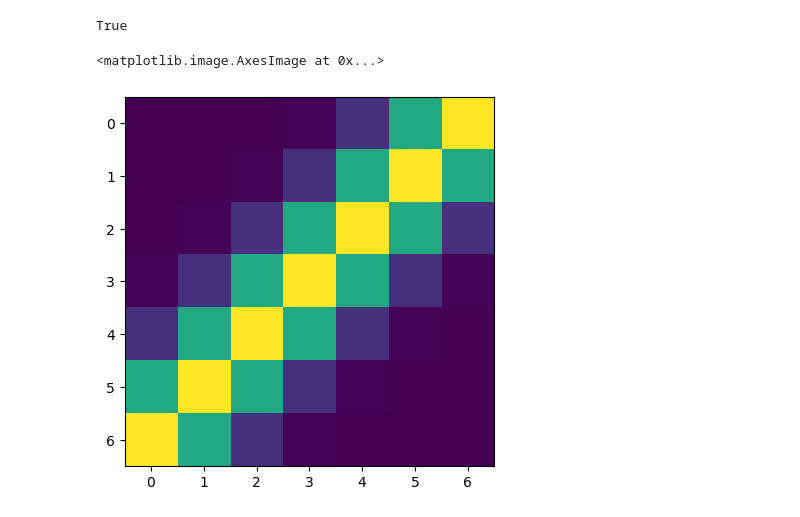
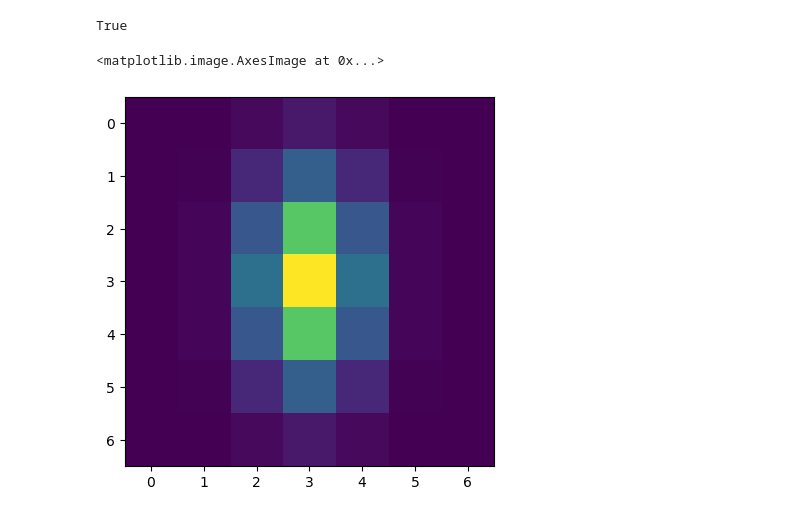
Before and after one commit to wernst24/bobdiffusion, a Jupyter notebook: experiment.ipynb, the cells around one changed output. Saved outputs shown, nothing was run; the diff lists cells and outputs as text; code cells hidden in the pictures.

```diff
--- a/experiment.ipynb
+++ b/experiment.ipynb
@@ -121,13 +121,14 @@ def exponent(x, y, theta, coherence, sigma):
 # %%
 # NOTE: calculation for rotated matrix is WRONG! look up how to actually do it- it's change of basis, not just rotating a vector.
 def angled_gaussian(x, y, theta, coherence, sigma=1):
+    theta += np.pi/2
     rtsr = RtSR(theta, coherence, sigma)
     xtax = xtAx(np.array([x, y]), rtsr)
     return np.exp(-1*xtax)
 # %%
-img = np.array([[angled_gaussian(x, y, np.pi/4, 1) for x in range(-3, 4)] for y in range(-3, 4)])
+img = np.array([[angled_gaussian(x, y, 0, .7) for x in range(-3, 4)] for y in range(-3, 4)])
 img /= img.mean()
 plt.imshow(img)
 # %% [output]
 <matplotlib.image.AxesImage at 0x...>
-[figure, old version]
+[figure, new version]
```
Also changed, not shown: parts of 3 cells of this notebook.
